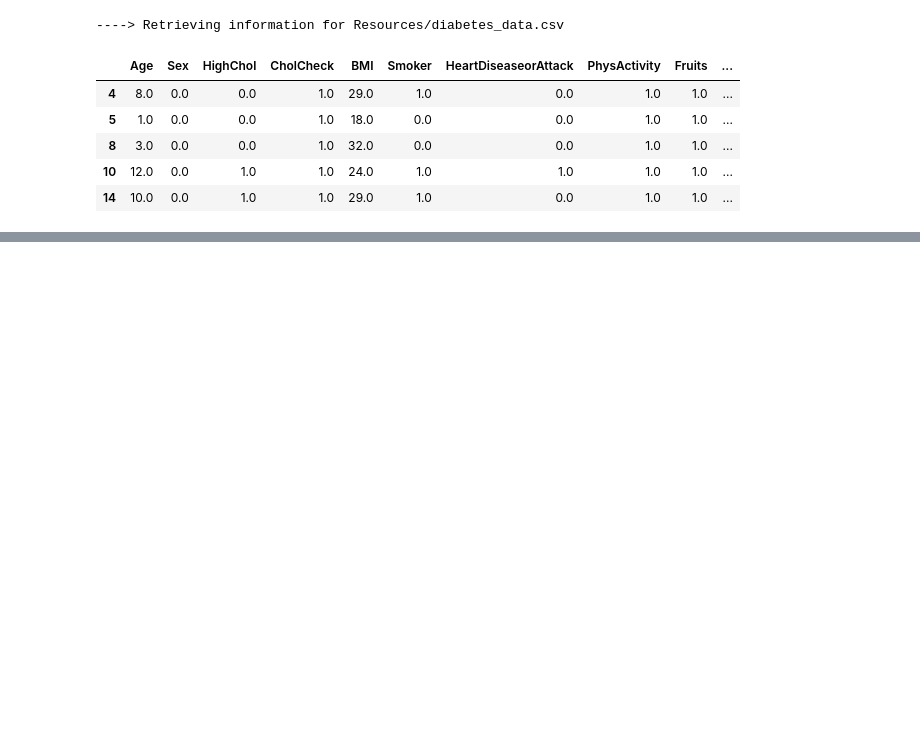
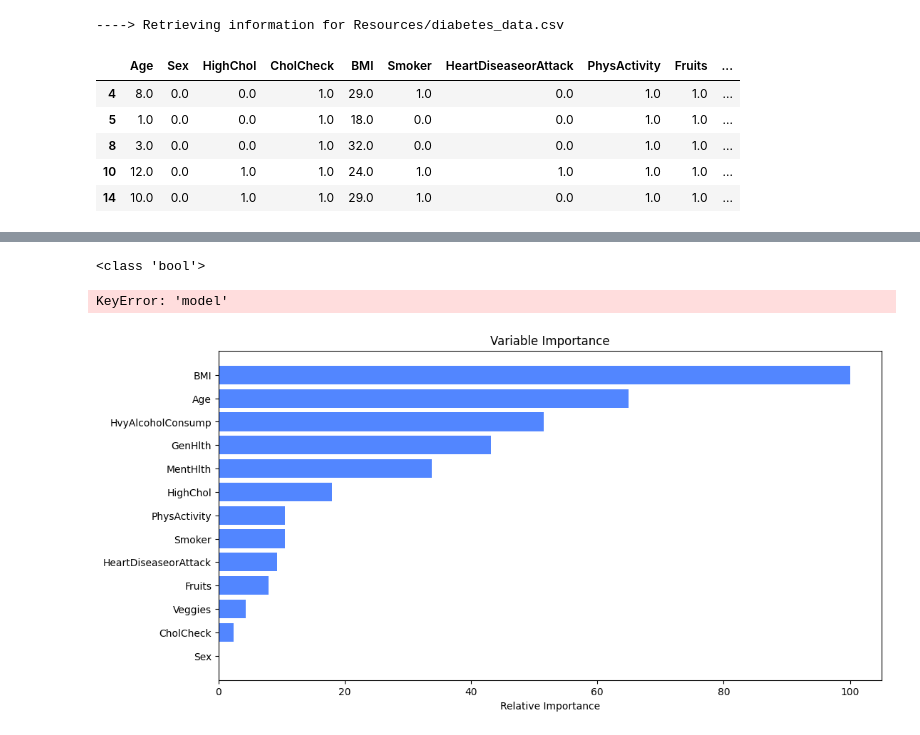
Before and after one commit to jjmccarty/project2_diabetes_outcomes, a Jupyter notebook: diabetes_data.ipynb, the cells around one changed output, grey strips where cells are left out. Drawn from its saved outputs; the diff is of its cells as text; code cells hidden in the pictures; blank space fills up the shorter version.

Commit message:
color plots

```diff
--- a/diabetes_data.ipynb
+++ b/diabetes_data.ipynb
@@ -107,0 +127,3 @@ Classification Report:
+# %%
+randomforest = RandomForestClassifier(random_state=42, n_estimators=200)
+X_train, X_test, y_train, y_test, pipeline = data_models.retrieve_model(df, randomforest)
@@ -107,0 +147,72 @@ Classification Report:
+# %%
+print(type(hasattr(met['model'], 'feature_importances_')))
+# %% [output]
+<class 'bool'>
+# %%
+# plot gradient boosting feature importance
+met = {
+    #'model': gradientboost, randomforest
+    'gradientboost': gradientboost,
+    'randomforest': randomforest
+
+}
+feature_importance = met['model'].feature_importances_
+# make importances relative to max importance
+feature_importance = 100.0 * (feature_importance / feature_importance.max())
+sorted_idx = np.argsort(feature_importance)
+pos = np.arange(sorted_idx.shape[0]) + .5
+plt.figure(figsize=(12, 6))
+#plt.barh(pos, feature_importance[sorted_idx], align='center')
+plt.barh(pos, feature_importance[sorted_idx], align='center', color='#5286ff')
+
+plt.yticks(pos, np.array(df.columns)[sorted_idx])
+plt.xlabel('Relative Importance')
+plt.title('Variable Importance')
+plt.show()
+
+'''import matplotlib.pyplot as plt
+
+feature_importances = gradientboost.feature_importances_
+features = sorted(zip(X_train.columns, feature_importances), key = lambda x: x[1])
+#features = np.arange(0, len(df.columns)-1)
+
+plt.figure(figsize=(12, 6))
+plt.pie(features,feature_importances)
+plt.yticks(features, df.columns[0:12])
+plt.xlabel('Feature Importance')
+plt.ylabel('Feature')
+plt.title('Feature Importance')
+plt.show()
+cols = [f[0] for f in features]
+width = [f[1] for f in features]
+
+fig, ax = plt.subplots()
+
+fig.set_size_inches(8,6)
+plt.margins(y=0.001)
+
+ax.barh(y=cols, width=width)
+
+plt.show()'''
+# %% [output]
+KeyError: 'model'
+# %%
+# plot random forest feature importance
+met = {
+    'model': randomforest,
+}
+feature_importance = met['model'].feature_importances_
+# make importances relative to max importance
+feature_importance = 100.0 * (feature_importance / feature_importance.max())
+sorted_idx = np.argsort(feature_importance)
+pos = np.arange(sorted_idx.shape[0]) + .5
+plt.figure(figsize=(12, 6))
+#plt.barh(pos, feature_importance[sorted_idx], align='center')
+plt.barh(pos, feature_importance[sorted_idx], align='center', color='#5286ff')
+
+plt.yticks(pos, np.array(df.columns)[sorted_idx])
+plt.xlabel('Relative Importance')
+plt.title('Variable Importance')
+plt.show()
+# %% [output]
+[figure, added]
```
Also changed, not shown: parts of 7 cells of this notebook.
